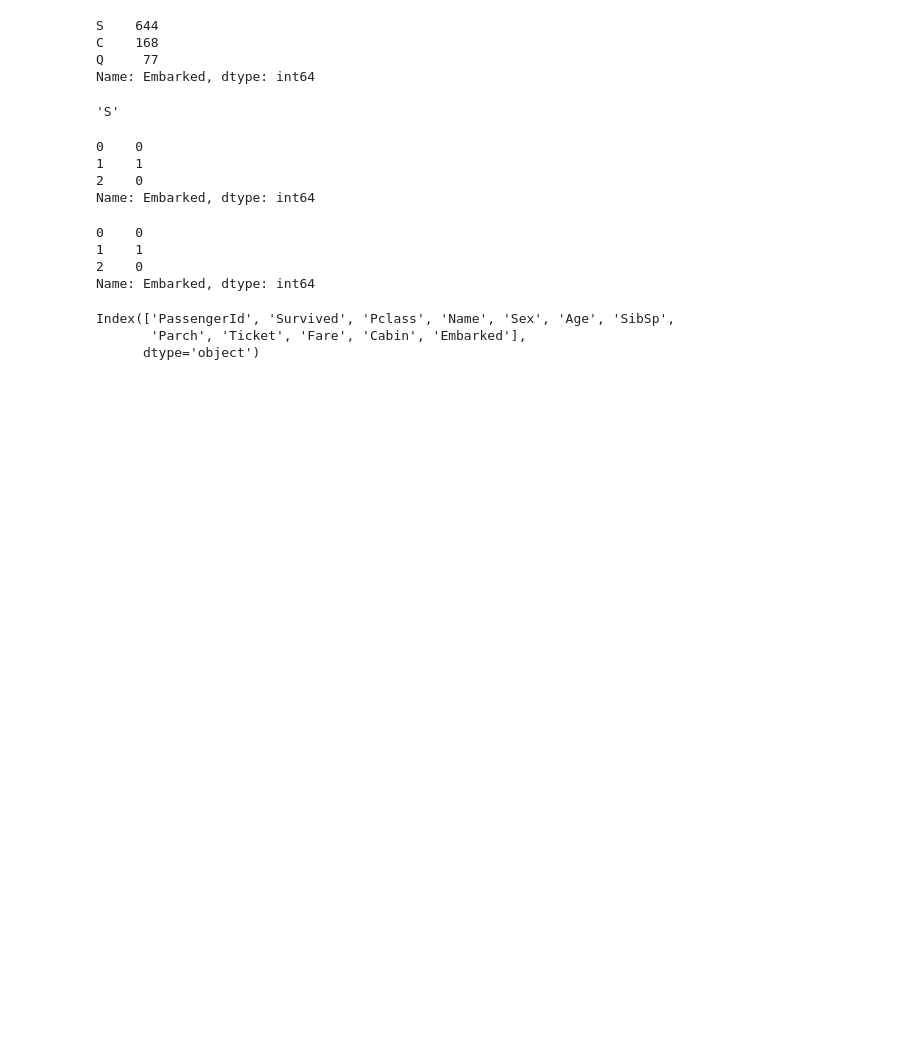
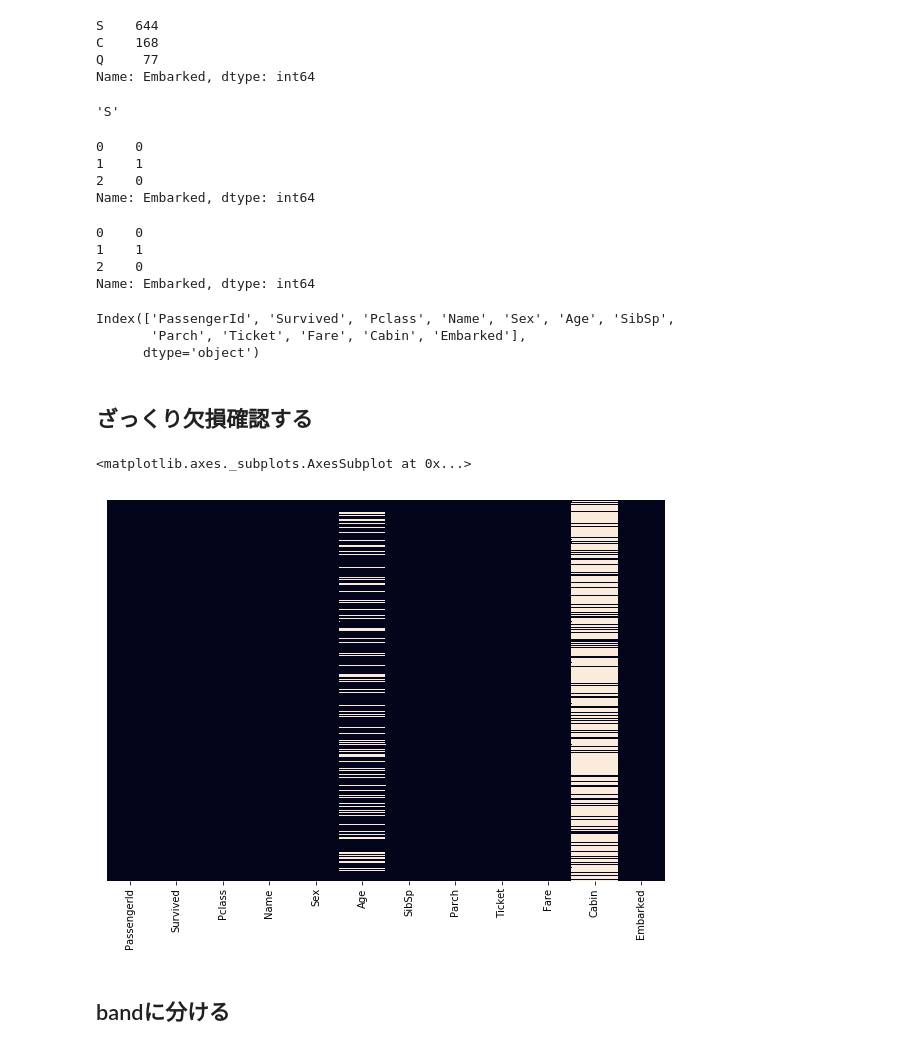
Before and after one commit to arizuk/ka-ggle-training, a Jupyter notebook: titanic/main.ipynb, the cells around one changed output. Cells and saved outputs as stored; diff of their text form; code cells hidden in the pictures; blank space fills up the shorter version.

```diff
--- a/titanic/main.ipynb
+++ b/titanic/main.ipynb
@@ -120,3 +120,13 @@ df.columns
 Index(['PassengerId', 'Survived', 'Pclass', 'Name', 'Sex', 'Age', 'SibSp',
        'Parch', 'Ticket', 'Fare', 'Cabin', 'Embarked'],
       dtype='object')
+# %% [markdown]
+## ざっくり欠損確認する
+# %%
+plt.figure(figsize=(10,7))
+sns.heatmap(df.isnull(), yticklabels=False, cbar=False)
+# %% [output]
+<matplotlib.axes._subplots.AxesSubplot at 0x...>
+[figure, added]
+# %% [markdown]
+## bandに分ける
```
Also changed, not shown: parts of 1 cell of this notebook, 1 other file.
